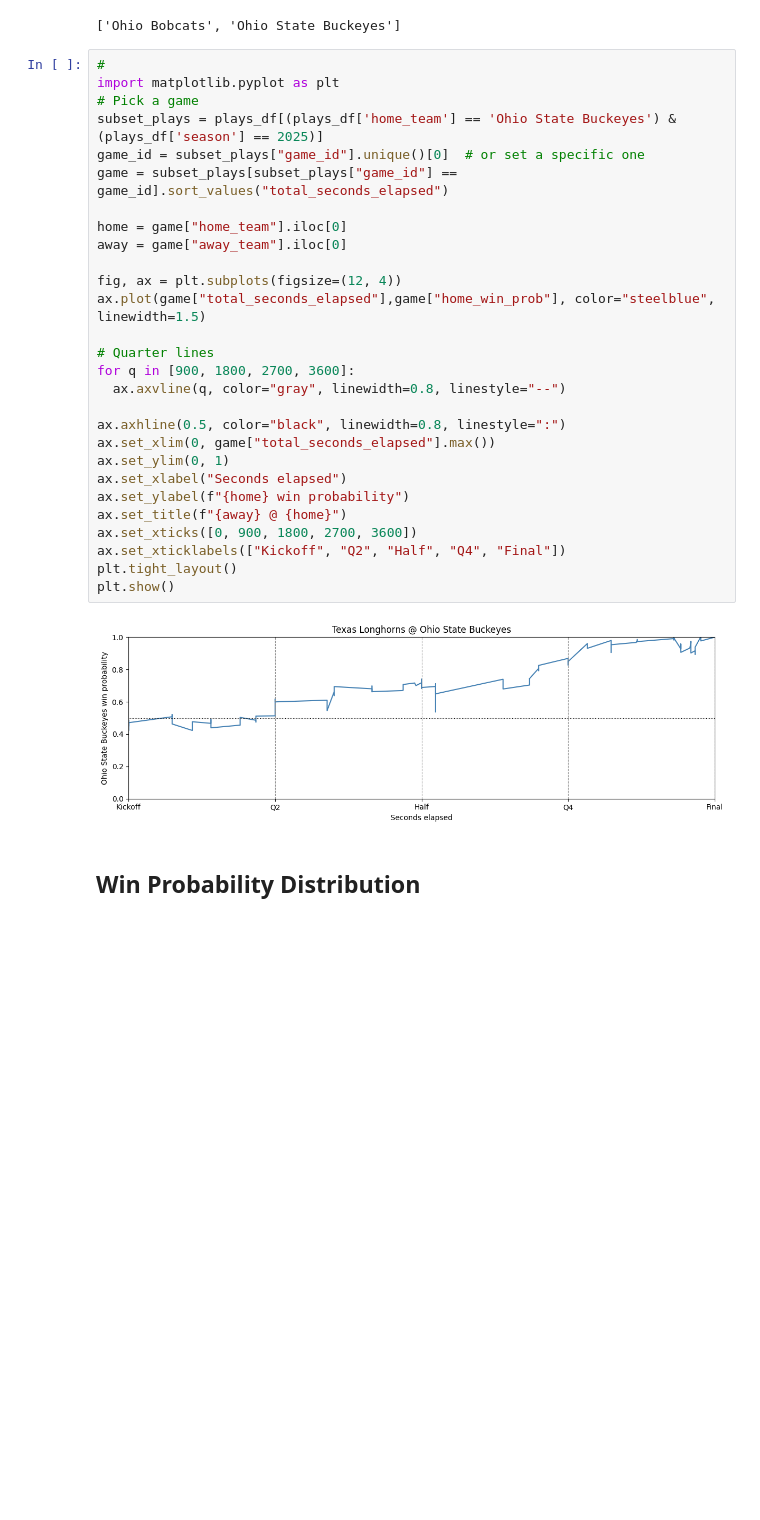
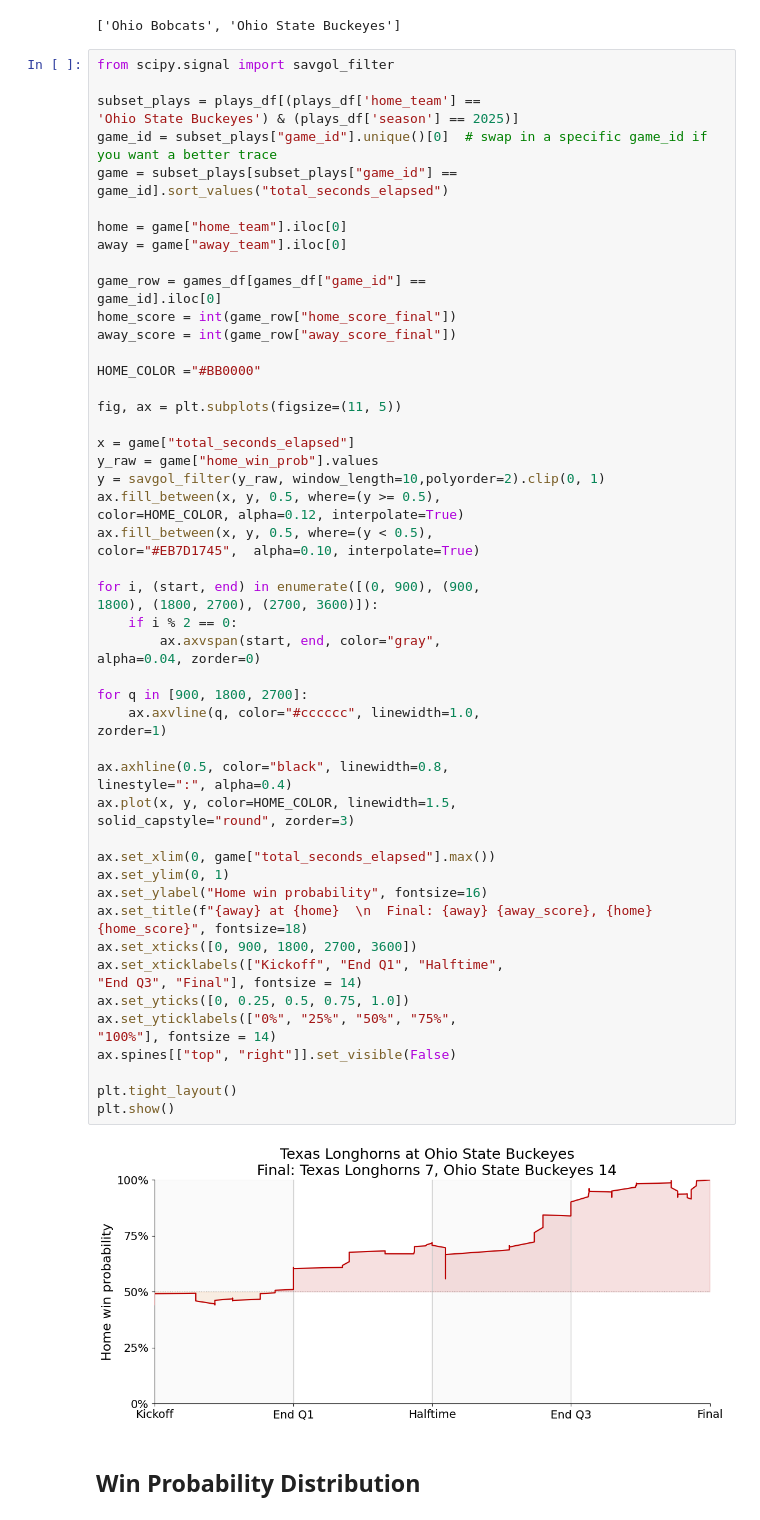
Before and after one commit to jrlewi/college_football_calibration_study, a Jupyter notebook: notebooks/02_eda.ipynb, the cells around one changed output. Drawn from its saved outputs; the diff is of its cells as text; blank space fills up the shorter version.

```diff
--- a/notebooks/02_eda.ipynb
+++ b/notebooks/02_eda.ipynb
@@ -69,35 +69,65 @@ example_game = plays_df[(plays_df['season']==2025) & (plays_df['game_id']=='4017
 # %% [output]
 ['Ohio Bobcats', 'Ohio State Buckeyes']
 # %%
-#
-import matplotlib.pyplot as plt
-# Pick a game
-subset_plays = plays_df[(plays_df['home_team'] == 'Ohio State Buckeyes') & (plays_df['season'] == 2025)]
-game_id = subset_plays["game_id"].unique()[0]  # or set a specific one
-game = subset_plays[subset_plays["game_id"] == game_id].sort_values("total_seconds_elapsed")
+from scipy.signal import savgol_filter
+
+subset_plays = plays_df[(plays_df['home_team'] ==
+'Ohio State Buckeyes') & (plays_df['season'] == 2025)]
+game_id = subset_plays["game_id"].unique()[0]  # swap in a specific game_id if you want a better trace
+game = subset_plays[subset_plays["game_id"] ==
+game_id].sort_values("total_seconds_elapsed")
 
 home = game["home_team"].iloc[0]
 away = game["away_team"].iloc[0]
 
-fig, ax = plt.subplots(figsize=(12, 4))
-ax.plot(game["total_seconds_elapsed"],game["home_win_prob"], color="steelblue", linewidth=1.5)
+game_row = games_df[games_df["game_id"] ==
+game_id].iloc[0]
+home_score = int(game_row["home_score_final"])
+away_score = int(game_row["away_score_final"])
 
-# Quarter lines
-for q in [900, 1800, 2700, 3600]:
-  ax.axvline(q, color="gray", linewidth=0.8, linestyle="--")
+HOME_COLOR ="#BB0000"
 
-ax.axhline(0.5, color="black", linewidth=0.8, linestyle=":")
+fig, ax = plt.subplots(figsize=(11, 5))
+
+x = game["total_seconds_elapsed"]
+y_raw = game["home_win_prob"].values
+y = savgol_filter(y_raw, window_length=10,polyorder=2).clip(0, 1)
+ax.fill_between(x, y, 0.5, where=(y >= 0.5),
+color=HOME_COLOR, alpha=0.12, interpolate=True)
+ax.fill_between(x, y, 0.5, where=(y < 0.5),
+color="#EB7D1745",  alpha=0.10, interpolate=True)
+
+for i, (start, end) in enumerate([(0, 900), (900,
+1800), (1800, 2700), (2700, 3600)]):
+    if i % 2 == 0:
+        ax.axvspan(start, end, color="gray",
+alpha=0.04, zorder=0)
+
+for q in [900, 1800, 2700]:
+    ax.axvline(q, color="#cccccc", linewidth=1.0,
+zorder=1)
+
+ax.axhline(0.5, color="black", linewidth=0.8,
+linestyle=":", alpha=0.4)
+ax.plot(x, y, color=HOME_COLOR, linewidth=1.5,
+solid_capstyle="round", zorder=3)
+
 ax.set_xlim(0, game["total_seconds_elapsed"].max())
 ax.set_ylim(0, 1)
-ax.set_xlabel("Seconds elapsed")
-ax.set_ylabel(f"{home} win probability")
-ax.set_title(f"{away} @ {home}")
+ax.set_ylabel("Home win probability", fontsize=16)
+ax.set_title(f"{away} at {home}  \n  Final: {away} {away_score}, {home} {home_score}", fontsize=18)
 ax.set_xticks([0, 900, 1800, 2700, 3600])
-ax.set_xticklabels(["Kickoff", "Q2", "Half", "Q4", "Final"])
+ax.set_xticklabels(["Kickoff", "End Q1", "Halftime",
+"End Q3", "Final"], fontsize = 14)
+ax.set_yticks([0, 0.25, 0.5, 0.75, 1.0])
+ax.set_yticklabels(["0%", "25%", "50%", "75%",
+"100%"], fontsize = 14)
+ax.spines[["top", "right"]].set_visible(False)
+
 plt.tight_layout()
 plt.show()
 # %% [output]
-[figure, old version]
+[figure, new version]
 # %% [markdown]
 ## Win Probability Distribution
 # %%
```
Also changed, not shown: parts of 1 cell of this notebook, 3 other files.
